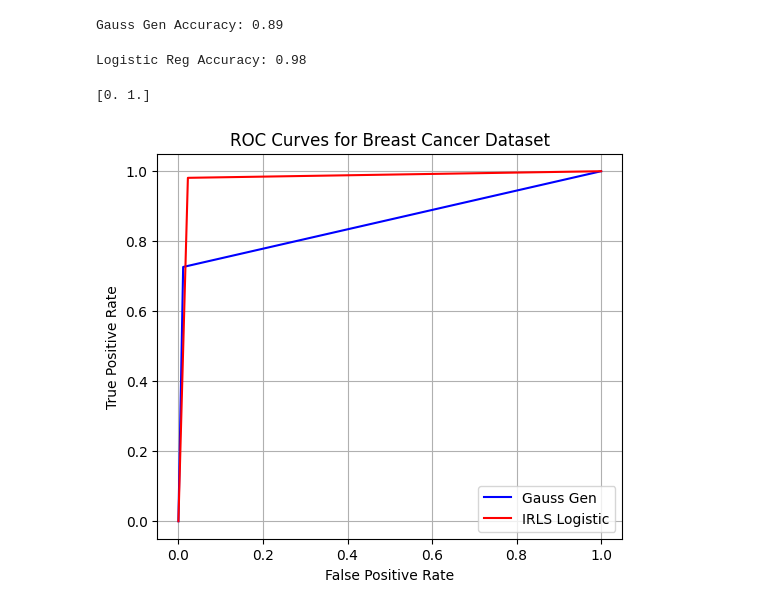
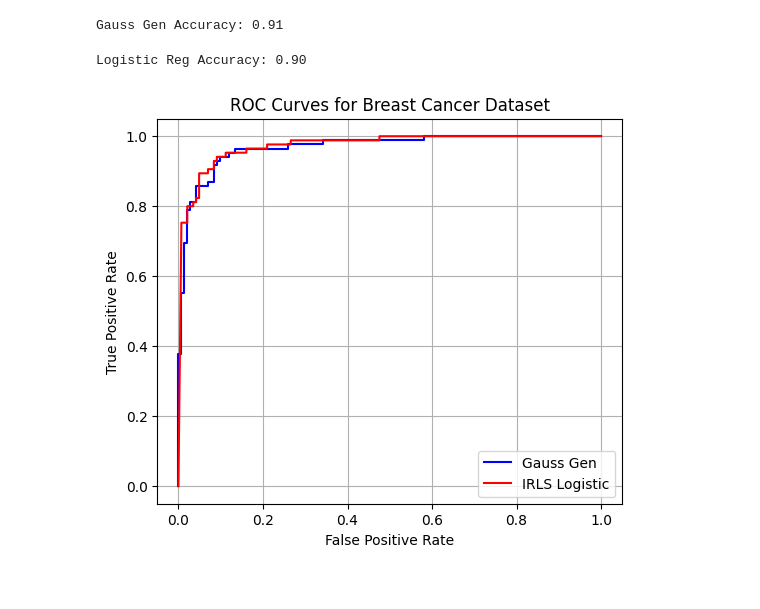
Before and after one commit to andrewtuna05/ECE474, a Jupyter notebook: proj3/proj3_Andrew_Yuan.ipynb, the cells around one changed output. Drawn from its saved outputs; the diff is of its cells as text; code cells hidden in the pictures.

```diff
--- a/proj3/proj3_Andrew_Yuan.ipynb
+++ b/proj3/proj3_Andrew_Yuan.ipynb
@@ -141,4 +139,7 @@ plt.show()
 # %%
+from sklearn.preprocessing import StandardScaler
+from sklearn.model_selection import train_test_split # for random splitting
+
 # Breast Cancer Dataset
 breast_cancer_wisconsin_diagnostic = fetch_ucirepo(id=17)
 
@@ -146,59 +147,77 @@ breast_cancer_wisconsin_diagnostic = fetch_ucirepo(id=17)
 X_uci = breast_cancer_wisconsin_diagnostic.data.features
 y_uci = breast_cancer_wisconsin_diagnostic.data.targets
 
+scaler = StandardScaler()
+X_bdata_scaled = scaler.fit_transform(X_bdata)
+
+# Scale the data otherwise dis dont work properly
 # Convert pandas data to numpy arrays
 X_bdata = X_uci.to_numpy()
+scaler = StandardScaler()
+X_bdata_scaled = scaler.fit_transform(X_bdata)
 
 y = y_uci['Diagnosis'].to_numpy()
-y_bdata = np.where(y == 'M', 1, 0) #Convert M or B to 1/0 for classification)
+y_bdata_ = np.where(y == 'M', 1, 0) #Convert M or B to 1/0 for classification)
 
-bdata_prob_A = np.mean(y_bdata == 1) # Prior Probability of Class A
-bdata_prob_B = np.mean(y_bdata == 0) # Prior Probability of Class B
+# Randomly split the data
+X_bdata_train, X_bdata_test, y_bdata_train, y_bdata_test = train_test_split(
+    X_bdata_scaled,
+    y_bdata,
+    test_size=0.40,       # 25% for testing
+    stratify=y_bdata      # preserve class balance
+)
+
+bdata_prob_A = np.mean(y_bdata_train == 1) # Prior Probability of Class A
+bdata_prob_B = np.mean(y_bdata_train == 0) # Prior Probability of Class B
 sigma_bdata = np.eye(30) #New Variance matrix
 # %%
 # Gaussian Generative Model for Breast Cancer- Assume the underlying Class samples were generated from a Gaussian Dist.
-bdata_mu1 = X_bdata[y_bdata==1].mean(axis=0) # Mean across all samples in Class A --> returns a 30-dim vector (one mean per feature).
-bdata_mu2 = X_bdata[y_bdata==0].mean(axis=0) # Mean across all samples in Class B --> returns a 30-dim vector (one mean per feature).
+bdata_mu1 = X_bdata_train[y_bdata_train==1].mean(axis=0) # Mean across all samples in Class A --> returns a 30-dim vector (one mean per feature).
+bdata_mu2 = X_bdata_train[y_bdata_train==0].mean(axis=0) # Mean across all samples in Class B --> returns a 30-dim vector (one mean per feature).
 
-w_bdata_gauss, y_pred_bdata_gauss_raw = posterior_prob(X_bdata, bdata_mu1, bdata_mu2, sigma_bdata, bdata_prob_A, bdata_prob_B)
+w_bdata_gauss, y_pred_bdata_gauss_raw = posterior_prob(X_bdata_test, bdata_mu1, bdata_mu2, sigma_bdata, bdata_prob_A, bdata_prob_B)
 y_pred_bdata_gauss = (y_pred_bdata_gauss_raw > 0.5).astype(int) # Model Classification (greater than 0.5 since its decision)
 # Make sure 0.5 is always the threshold
 #Check if Classified same as true Y
-accuracy_b = np.mean(y_pred_bdata_gauss == y_bdata)
+accuracy_b = np.mean(y_pred_bdata_gauss == y_bdata_test)
 
 print(f"Gauss Gen Accuracy: {accuracy_b:.2f}")
 # %% [output]
-Gauss Gen Accuracy: 0.89
+Gauss Gen Accuracy: 0.91
 # %%
 # Logistic Regression IRSL Model Performance for Breast Cancer
 iterations = 30
 w_old_bdata = np.zeros(31) # initially set weight vector of size 30 + 1 to 0
-w_irls_bdata, y_pred_irls_bdata_raw = step_IRLS(X_bdata, y_bdata, w_old_bdata, iterations) # Model Classification (greater than 0.5 since its decision)
+w_irls_bdata, y_pred_irls_bdata_train = step_IRLS(X_bdata_train, y_bdata_train, w_old_bdata, iterations) # Model Classification (greater than 0.5 since its decision)
+
+# Taking the trained weights and predicting on the testing data
+Phi_test = np.column_stack([np.ones(X_bdata_test.shape[0]), X_bdata_test])
+a_test = np.clip(Phi_test @ w_irls_bdata, -100, 100)
+y_pred_irls_bdata_raw = 1 / (1 + np.exp(-a_test))
 y_pred_irls_bdata = (y_pred_irls_bdata_raw > 0.5).astype(int)
 
 # Make sure 0.5 is always the threshold
 #Check if Classified same as true Y
-accuracy_irsl_bdata = np.mean(y_pred_irls_bdata == y_bdata)
+accuracy_irsl_bdata = np.mean(y_pred_irls_bdata == y_bdata_test)
 #
 print(f"Logistic Reg Accuracy: {accuracy_irsl_bdata:.2f}")
 #(I think I got lucky with this dataset or something)
 # %% [output]
-Logistic Reg Accuracy: 0.98
+Logistic Reg Accuracy: 0.90
 # %%
 # Plotting ROC Curve
-false_pos_gauss_b, true_pos_gauss_b, _ = roc_curve(y_bdata, y_pred_bdata_gauss_raw)
-false_pos_irls_b, true_pos_irls_b, _ = roc_curve(y_bdata, y_pred_irls_bdata_raw)
+false_pos_gauss_b, true_pos_gauss_b, _ = roc_curve(y_bdata_test, y_pred_bdata_gauss_raw)
+false_pos_irls_b, true_pos_irls_b, _ = roc_curve(y_bdata_test, y_pred_irls_bdata_raw)
 
 # Plot both ROC curves
 plt.figure(figsize=(6, 5))
 plt.plot(false_pos_gauss_b, true_pos_gauss_b, label=f'Gauss Gen', color='blue')
 plt.plot(false_pos_irls_b, true_pos_irls_b, label=f'IRLS Logistic', color='red')
 plt.xlabel('False Positive Rate')
 plt.ylabel('True Positive Rate')
 plt.title('ROC Curves for Breast Cancer Dataset')
 plt.legend()
 plt.grid(True)
 plt.show()
 # %% [output]
-[0. 1.]
-[figure, old version]
+[figure, new version]
```
Also changed, not shown: parts of 5 cells of this notebook.
